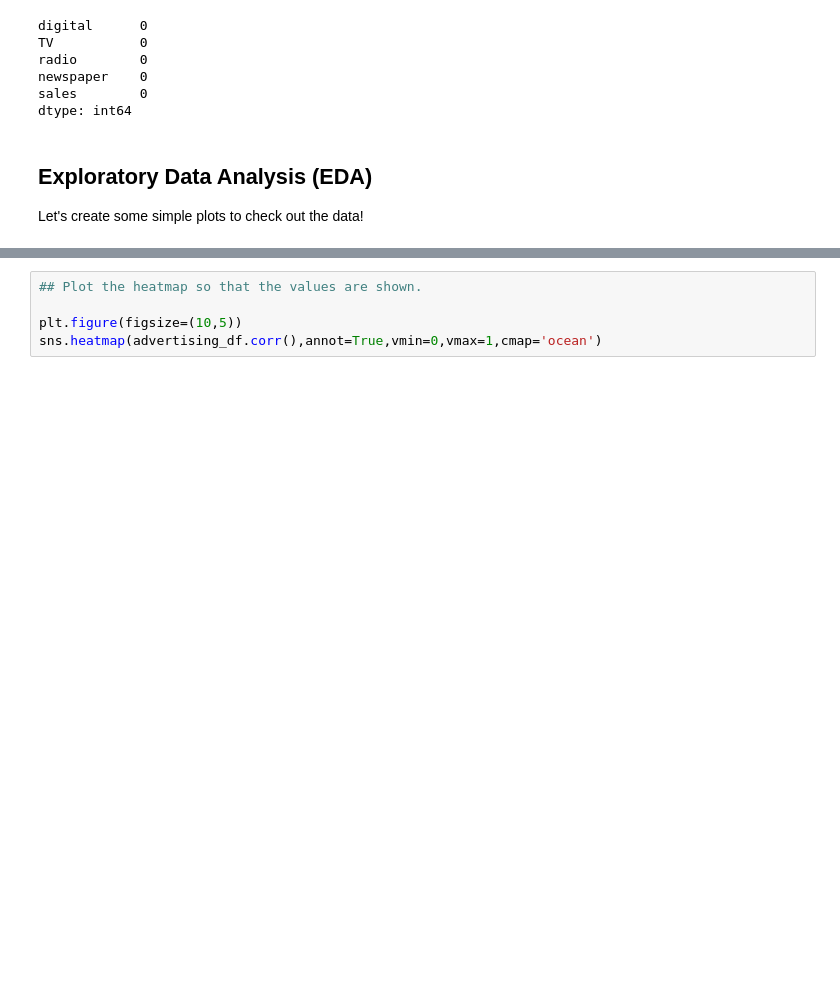
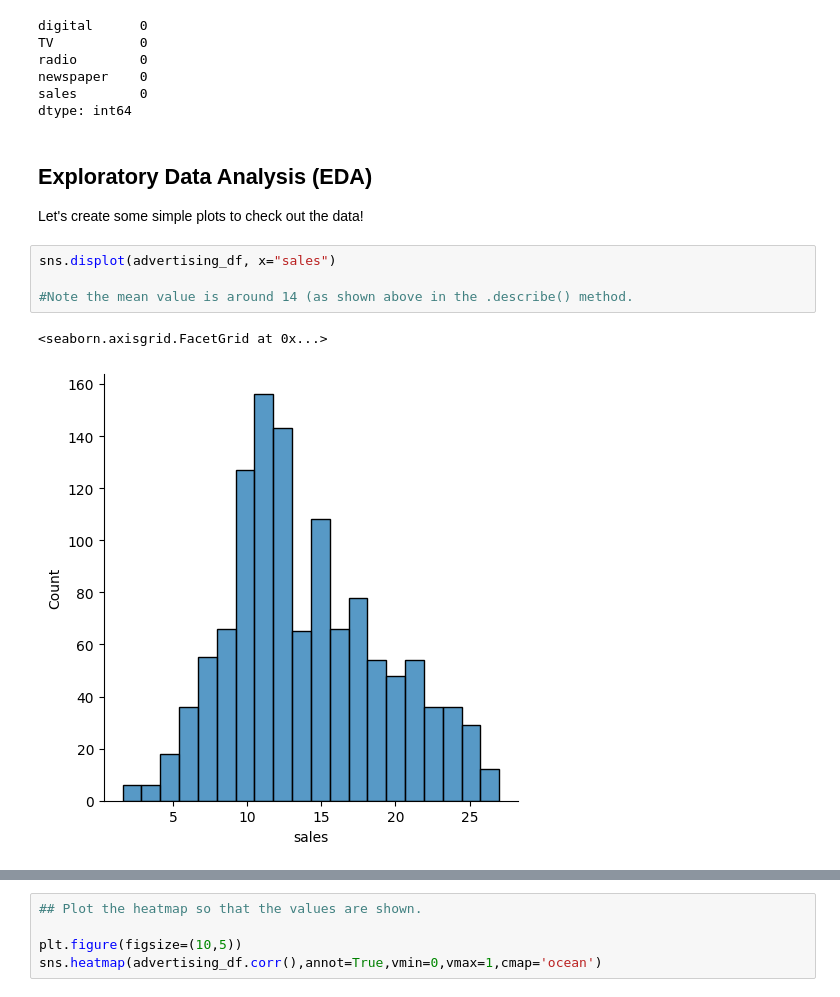
Before and after one commit to gstripling00/conferences, a Jupyter notebook: ODSC_23_predict_media_sales.ipynb, the cells around one changed output, grey strips where cells are left out. Cells and saved outputs as stored; diff of their text form; blank space fills up the shorter version.

```diff
--- a/ODSC_23_predict_media_sales.ipynb
+++ b/ODSC_23_predict_media_sales.ipynb
@@ -116,3 +121,10 @@ dtype: int64
 ## Exploratory Data Analysis (EDA)
 
 Let's create some simple plots to check out the data!
+# %%
+sns.displot(advertising_df, x="sales")
+
+#Note the mean value is around 14 (as shown above in the .describe() method.
+# %% [output]
+<seaborn.axisgrid.FacetGrid at 0x...>
+[figure, added]
```
Also changed, not shown: parts of 28 cells of this notebook.
